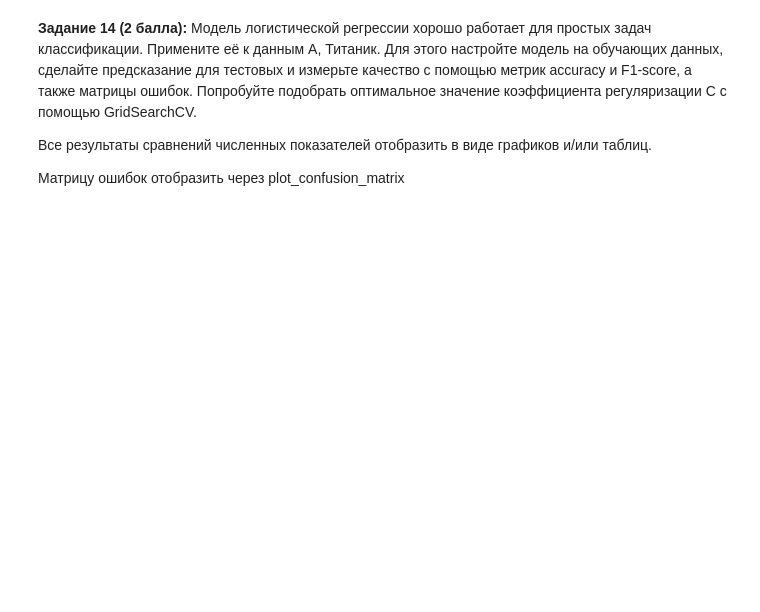
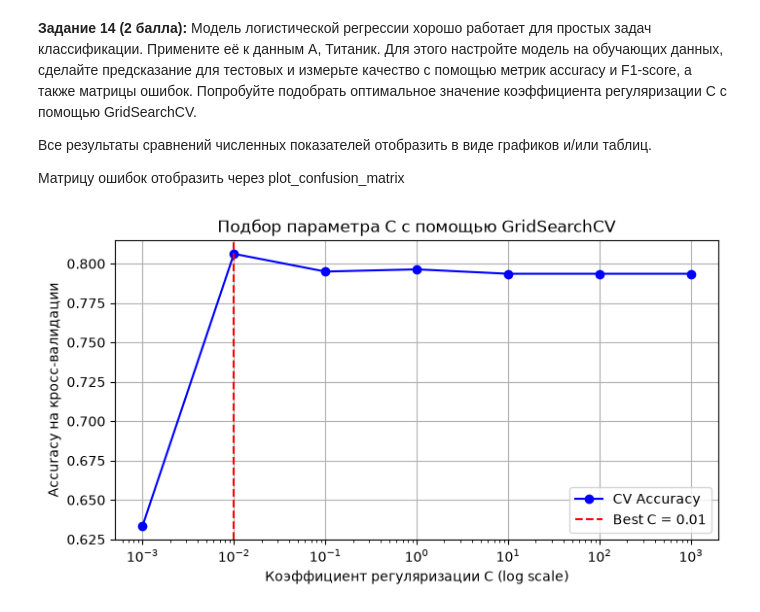
Before and after one commit to IrishinT/Lab_02_PythonForAI, a Jupyter notebook: Languages_for_AI__Python_ML_Lab02.ipynb, the cells around one changed output. Saved outputs shown, nothing was run; the diff lists cells and outputs as text; code cells hidden in the pictures; blank space fills up the shorter version.

```diff
--- a/Languages_for_AI__Python_ML_Lab02.ipynb
+++ b/Languages_for_AI__Python_ML_Lab02.ipynb
@@ -925,0 +1103,80 @@ from sklearn.metrics import plot_confusion_matrix
+# %%
+import matplotlib.pyplot as plt
+import numpy as np
+import pandas as pd
+from sklearn.linear_model import LogisticRegression
+from sklearn.metrics import accuracy_score, f1_score
+from sklearn.model_selection import GridSearchCV, train_test_split
+from sklearn.preprocessing import StandardScaler
+
+df_titanic = pd.read_csv("Titanic-Dataset.csv")
+
+df_titanic["Age"] = df_titanic["Age"].fillna(df_titanic["Age"].median())
+df_titanic["Embarked"] = df_titanic["Embarked"].fillna(
+    df_titanic["Embarked"].mode()[0]
+)
+
+features = ["Pclass", "Sex", "Age", "SibSp", "Parch", "Fare", "Embarked"]
+X = df_titanic[features].copy()
+y = df_titanic["Survived"]
+
+X["Sex"] = X["Sex"].map({"male": 0, "female": 1})
+X = pd.get_dummies(X, columns=["Embarked"], drop_first=True)
+
+X_train, X_test, y_train, y_test = train_test_split(
+    X, y, test_size=0.2, random_state=42, stratify=y
+)
+
+scaler = StandardScaler()
+X_train_scaled = scaler.fit_transform(X_train)
+X_test_scaled = scaler.transform(X_test)
+
+# Подбор параметра C через GridSearchCV
+# Сетка параметров: от жесткого штрафа (0.001) до слабого (1000)
+param_grid = {"C": [0.001, 0.01, 0.1, 1, 10, 100, 1000]}
+
+grid = GridSearchCV(
+    LogisticRegression(max_iter=1000, random_state=42),
+    param_grid,
+    cv=5,
+    scoring="accuracy",
+    return_train_score=True,
+)
+grid.fit(X_train_scaled, y_train)
+
+# Визуализация влияния C на качествo
+cv_results = pd.DataFrame(grid.cv_results_)
+
+plt.figure(figsize=(8, 4))
+plt.semilogx(
+    cv_results["param_C"].astype(float),
+    cv_results["mean_test_score"],
+    marker="o",
+    color="b",
+    label="CV Accuracy",
+)
+plt.axvline(
+    grid.best_params_["C"],
+    color="r",
+    linestyle="--",
+    label=f'Best C = {grid.best_params_["C"]}',
+)
+plt.xlabel("Коэффициент регуляризации C (log scale)")
+plt.ylabel("Accuracy на кросс-валидации")
+plt.title("Подбор параметра C с помощью GridSearchCV")
+plt.legend()
+plt.grid(True)
+plt.show()
+
+# Оценка лучшей модели на тестовой выборке
+best_lr = grid.best_estimator_
+y_pred = best_lr.predict(X_test_scaled)
+
+acc = accuracy_score(y_test, y_pred)
+f1 = f1_score(y_test, y_pred)
+
+print(f"Оптимальный параметр C: {grid.best_params_['C']}")
+print(f"Accuracy на тесте: {acc:.4f}")
+print(f"F1-score на тесте: {f1:.4f}")
+# %% [output]
+[figure, added]
```
Also changed, not shown: parts of 10 cells of this notebook.
